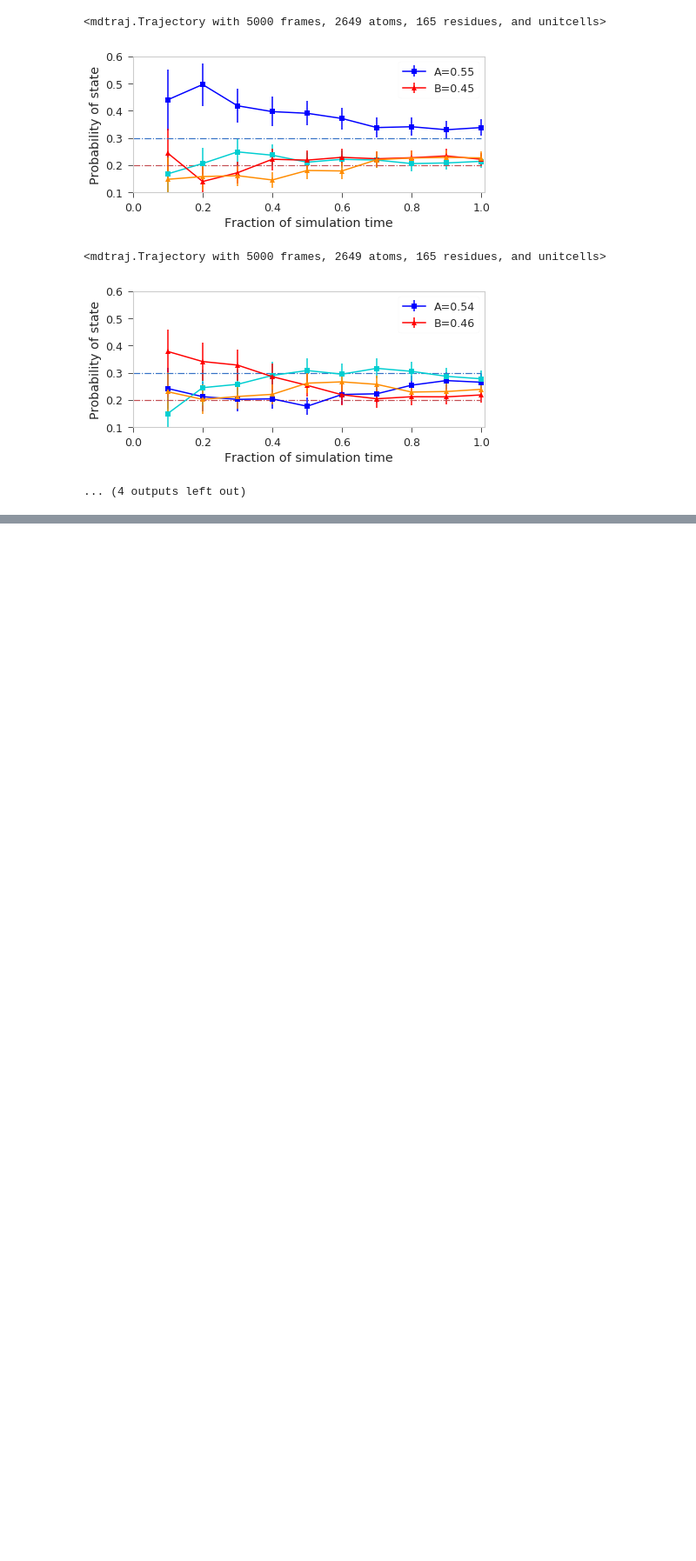
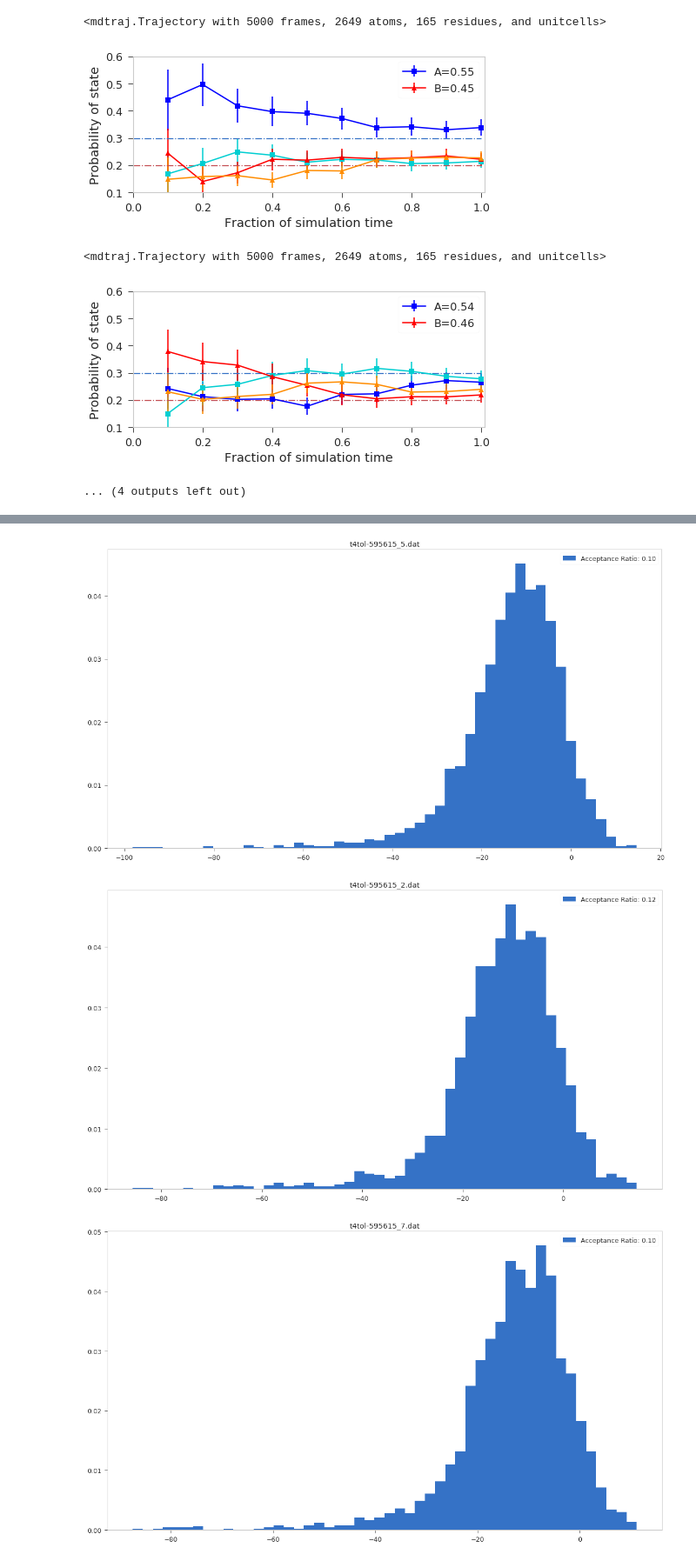
Before and after one commit to nathanmlim/blues, a Jupyter notebook: t4-tol_testsystem/rotmove-benchmark.ipynb, the cells around one changed output, grey strips where cells are left out. Shown: that part at 87% size. Cells and saved outputs as stored; diff of their text form; code cells hidden in the pictures; blank space fills up the shorter version.

Commit message:
Add work distribution plots

```diff
--- a/t4-tol_testsystem/rotmove-benchmark.ipynb
+++ b/t4-tol_testsystem/rotmove-benchmark.ipynb
@@ -321,0 +327,27 @@ for trj,pdb in zip(trajfiles,pdbfiles):
+# %%
+datfiles = glob.glob('t4tol-*/*.dat')
+work_ncmc = {}
+for dat in datfiles:
+    txt = np.genfromtxt(dat, dtype=str, delimiter=':')
+    work_values = []
+    accepted = 0
+    for line in txt:
+        if 'ACCEPTED' in str(line):
+            accepted+=1
+        l = line[-1].split(' ')
+        work_values.append(float(l[2]))
+    accept = accepted/len(work_values)
+    work_ncmc[dat] = (work_values, accept)
+# %%
+for k,v in work_ncmc.items():
+    title = k.split('/')[-1]
+    fig = plt.figure(figsize=(16,9))
+    plt.hist(v[0], bins=50, density=1, label='Acceptance Ratio: %.2f'% v[1])
+    plt.title(title)
+    plt.legend()
+    plt.tight_layout()
+    plt.show()
+# %% [output]
+[figure, added]
+[figure, added]
+[figure, added]
```
Also changed, not shown: parts of 3 cells of this notebook.
